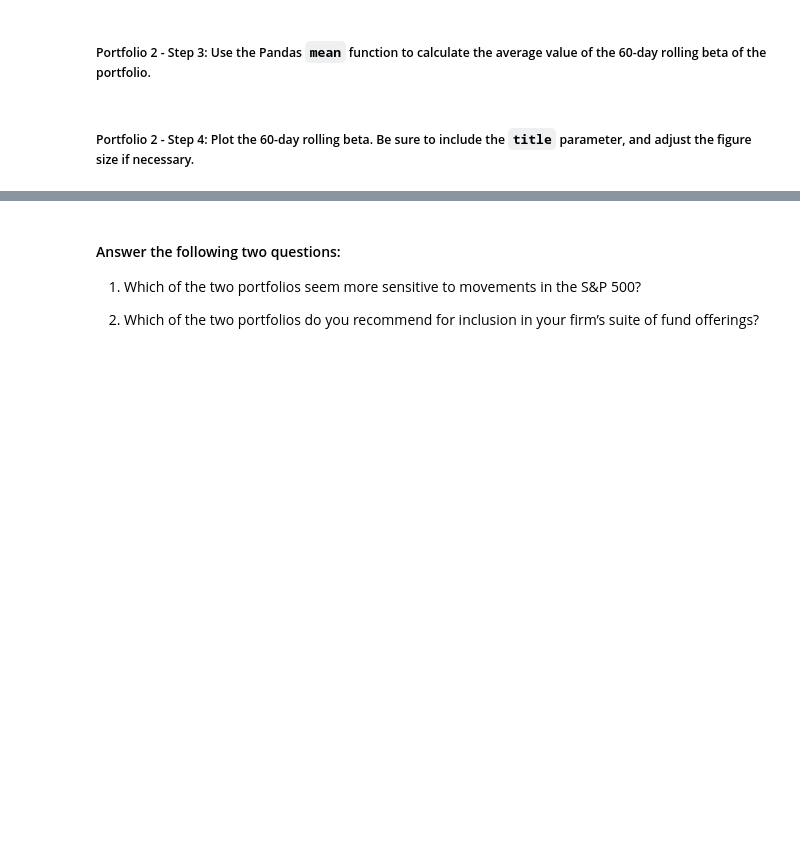
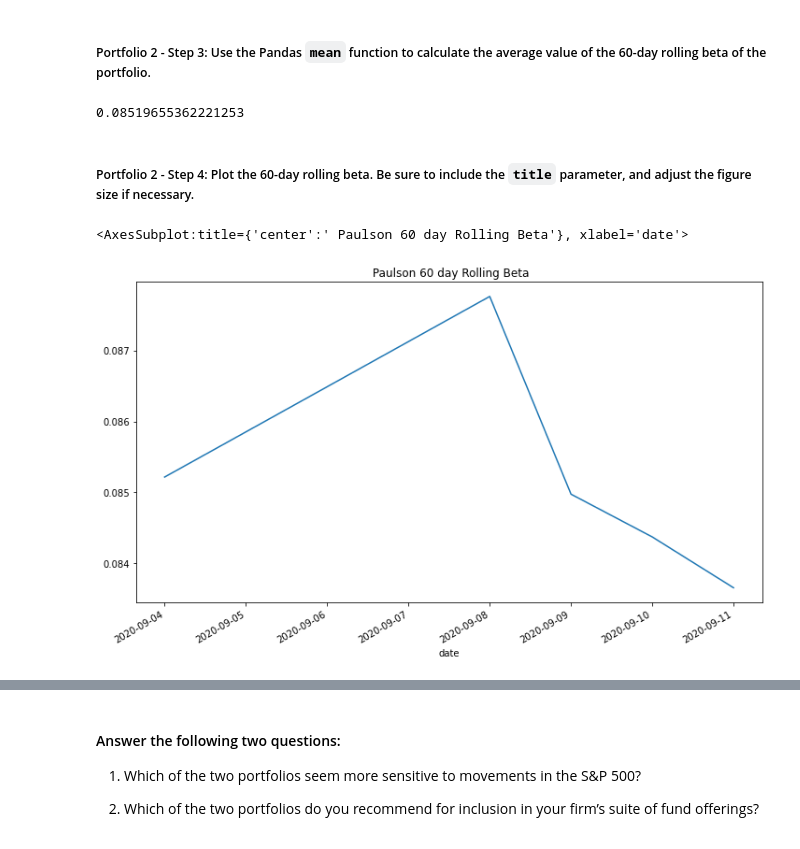
Before and after one commit to ItsFa-tih/Week4-Challange, a Jupyter notebook: risk_return_analysis.ipynb, the cells around one changed output, grey strips where cells are left out. Cells and saved outputs as stored; diff of their text form; code cells hidden in the pictures; blank space fills up the shorter version.

```diff
--- a/risk_return_analysis.ipynb
+++ b/risk_return_analysis.ipynb
@@ -403,4 +435,5 @@ Name: S&P 500, dtype: float64
 # %%
 # Calculate the covariance using a 60-day rolling window
 # Review the last five rows of the covariance data
-# YOUR CODE HERE
+pa_covariance= whale_returns['PAULSON & CO.INC.'].rolling(60).cov(whale_returns['S&P 500']).tail()
+pa_covariance
@@ -409,4 +450,5 @@ Name: S&P 500, dtype: float64
 # %%
 # Calculate the beta based on the 60-day rolling covariance compared to the market (S&P 500)
 # Review the last five rows of the beta information
-# YOUR CODE HERE
+pa_beta=pa_covariance/whale_returns['S&P 500'].rolling(60).var()
+pa_beta.tail()
@@ -414,10 +464,15 @@ Name: S&P 500, dtype: float64
 ##### Portfolio 2 - Step 3: Use the Pandas `mean` function to calculate the average value of the 60-day rolling beta of the portfolio.
 # %%
 # Calculate the average of the 60-day rolling beta
-# YOUR CODE HERE
+pa_beta.mean()
+# %% [output]
+0.08519655362221253
 # %% [markdown]
 ##### Portfolio 2 - Step 4: Plot the 60-day rolling beta. Be sure to include the `title` parameter, and adjust the figure size if necessary.
 # %%
 # Plot the rolling beta
 # Include a title parameter and adjust the figure size
-# YOUR CODE HERE
+pa_beta.plot(figsize=(12,7), title = ' Paulson 60 day Rolling Beta')
+# %% [output]
+<AxesSubplot:title={'center':' Paulson 60 day Rolling Beta'}, xlabel='date'>
+[figure, added]
```
Also changed, not shown: parts of 12 cells of this notebook.
